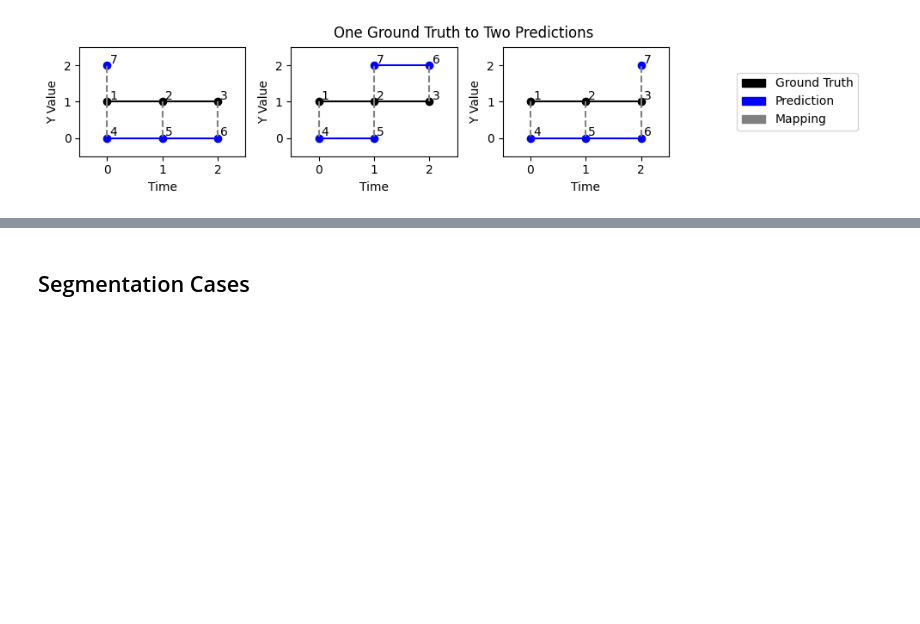
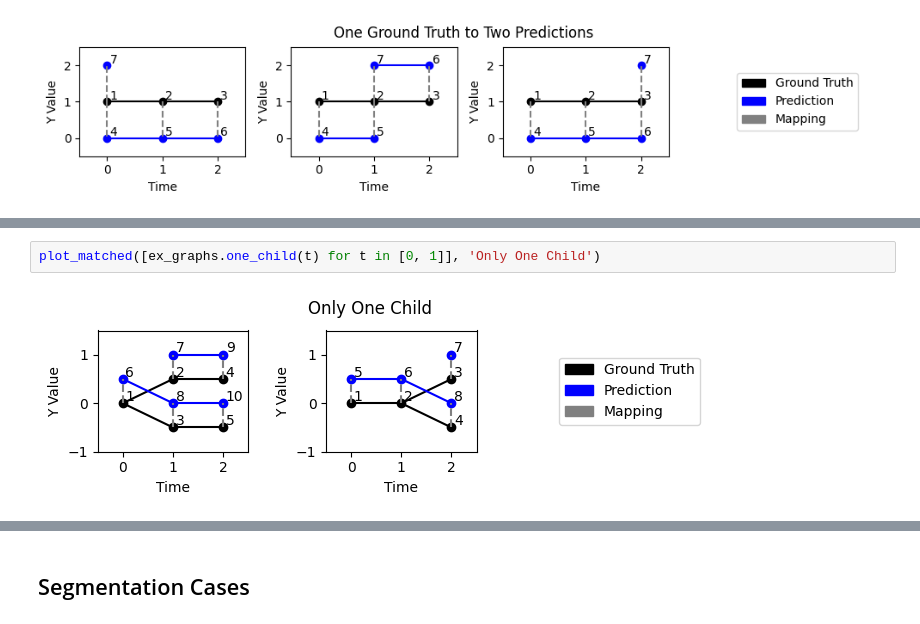
Before and after one commit to Janelia-Trackathon-2023/traccuracy, a Jupyter notebook: examples/test-cases.ipynb, the cells around one changed output, grey strips where cells are left out. Saved outputs shown, nothing was run; the diff lists cells and outputs as text; blank space fills up the shorter version.

```diff
--- a/examples/test-cases.ipynb
+++ b/examples/test-cases.ipynb
@@ -135,0 +149,4 @@ plot_matched([one_to_two(t) for t in [0, 1, 2]], "One Ground Truth to Two Predic
+# %%
+plot_matched([ex_graphs.one_child(t) for t in [0, 1]], 'Only One Child')
+# %% [output]
+[figure, added]
```
Also changed, not shown: parts of 12 cells of this notebook.
